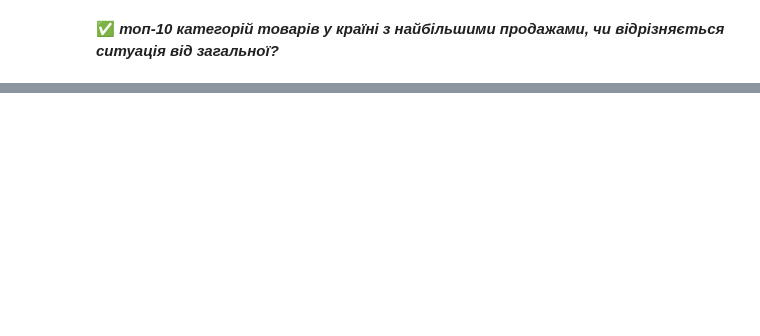
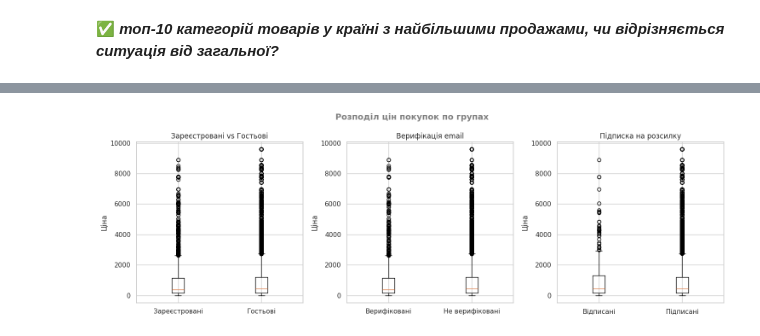
Before and after one commit to MariiaSam/Ecommerce_Project, a Jupyter notebook: Portfolio_Project_1.ipynb, the cells around one changed output, grey strips where cells are left out. Saved outputs shown, nothing was run; the diff lists cells and outputs as text; code cells hidden in the pictures; blank space fills up the shorter version.

```diff
--- a/Portfolio_Project_1.ipynb
+++ b/Portfolio_Project_1.ipynb
@@ -362,0 +730,6 @@ Children's furniture                  467697.0         1702
+# %%
+registered = df_purchases[df_purchases['account_id'] != 0]['price']
+guest = df_purchases[df_purchases['account_id'] == 0]['price']
+
+print(f'Зареєстровані покупки: {len(registered)}, cередня ціна: {registered.mean():.2f}')
+print(f'Гостьові покупки: {len(guest)}, cередня ціна: {guest.mean():.2f}')
@@ -362,0 +744,11 @@ Children's furniture                  467697.0         1702
+# %%
+verified = df_purchases[df_purchases['is_verified'] == True]['price']
+not_verified = df_purchases[df_purchases['is_verified'] == False]['price']
+
+unsubscribed = df_purchases[df_purchases['is_unsubscribed'] == True]['price']
+still_subscribed = df_purchases[df_purchases['is_unsubscribed'] == False]['price']
+
+print(f'Верифіковані: {len(verified)}, cередня ціна: {verified.mean():.2f}')
+print(f'Не верифіковані: {len(not_verified)}, cередня ціна: {not_verified.mean():.2f}')
+print(f'Відписані: {len(unsubscribed)}, cередня ціна: {unsubscribed.mean():.2f}')
+print(f'Підписані: {len(still_subscribed)}, cередня ціна: {still_subscribed.mean():.2f}')
@@ -362,0 +805,20 @@ Children's furniture                  467697.0         1702
+# %%
+fig, axes = plt.subplots(1, 3, figsize=(15, 5))
+fig.suptitle('Розподіл цін покупок по групах', fontsize=14, fontweight='bold', color='grey')
+
+axes[0].boxplot([registered, guest], labels=['Зареєстровані', 'Гостьові'])
+axes[0].set_title('Зареєстровані vs Гостьові')
+axes[0].set_ylabel('Ціна')
+
+axes[1].boxplot([verified, not_verified], labels=['Верифіковані', 'Не верифіковані'])
+axes[1].set_title('Верифікація email')
+axes[1].set_ylabel('Ціна')
+
+axes[2].boxplot([unsubscribed, still_subscribed], labels=['Відписані', 'Підписані'])
+axes[2].set_title('Підписка на розсилку')
+axes[2].set_ylabel('Ціна')
+
+plt.tight_layout()
+plt.show()
+# %% [output]
+[figure, added]
```
Also changed, not shown: parts of 89 cells of this notebook.
